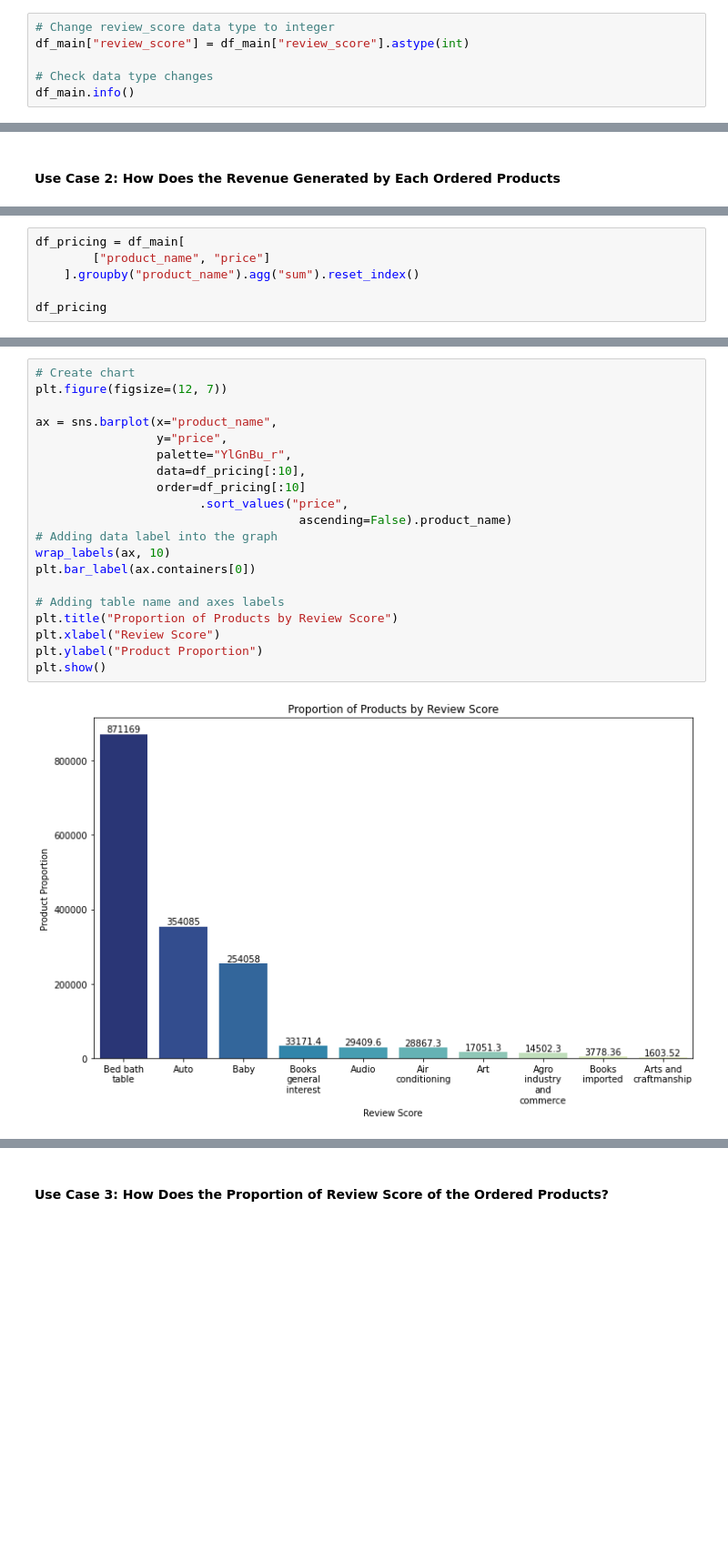
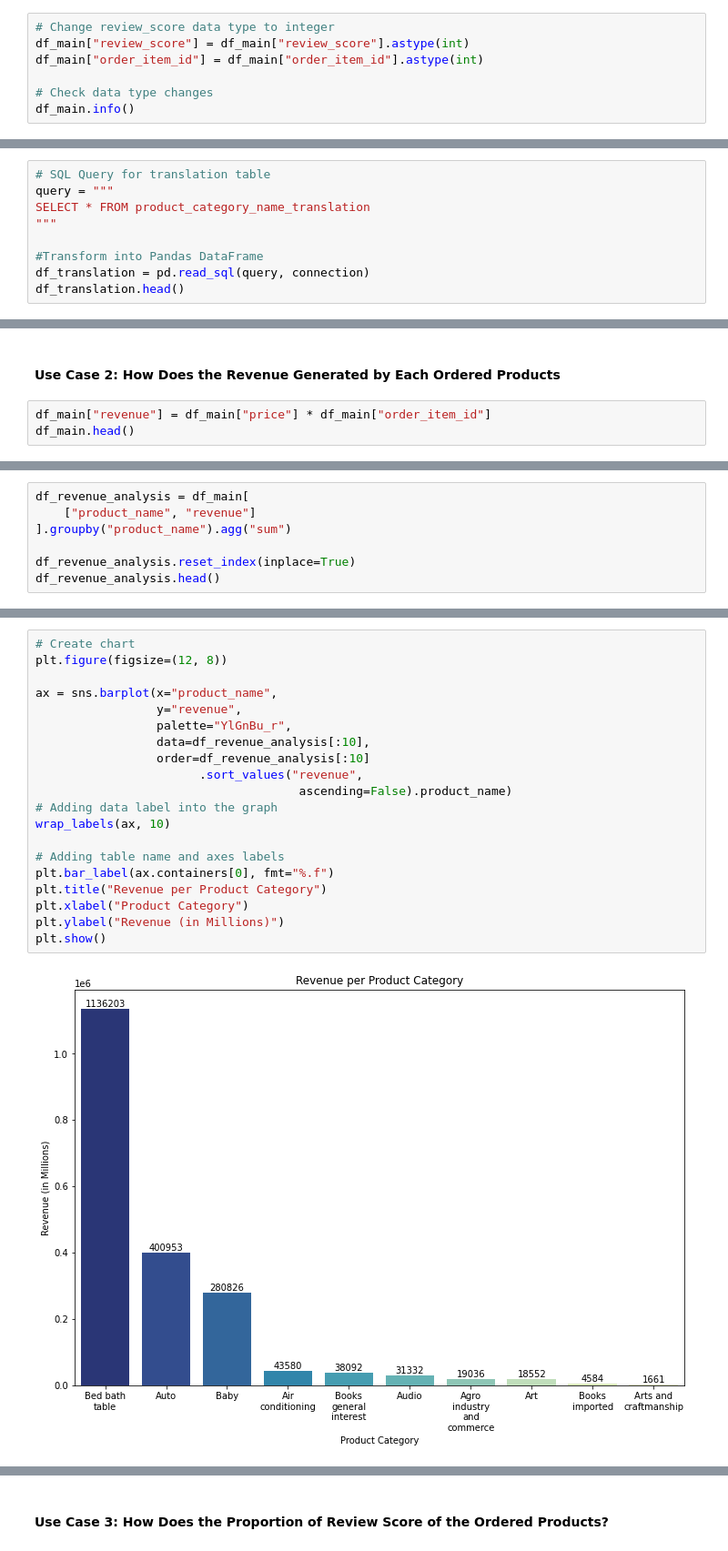
Before and after one commit to aifakhri/data-cleansing-sql-python, a Jupyter notebook: product_analysis.ipynb, the cells around one changed output, grey strips where cells are left out. Shown at 91% size. Saved outputs shown, nothing was run; the diff lists cells and outputs as text; blank space fills up the shorter version.

```diff
--- a/product_analysis.ipynb
+++ b/product_analysis.ipynb
@@ -332,6 +318,7 @@ memory usage: 4.5+ MB
 # %%
 # Change review_score data type to integer
 df_main["review_score"] = df_main["review_score"].astype(int)
+df_main["order_item_id"] = df_main["order_item_id"].astype(int)
 
 # Check data type changes
 df_main.info()
@@ -375,0 +351,9 @@ df_main.head()
+# %%
+# SQL Query for translation table
+query = """
+SELECT * FROM product_category_name_translation
+"""
+
+#Transform into Pandas DataFrame
+df_translation = pd.read_sql(query, connection)
+df_translation.head()
@@ -474,2 +477,5 @@ df_ordered_products.describe().transpose()
 # %% [markdown]
 #### **Use Case 2: How Does the Revenue Generated by Each Ordered Products**
+# %%
+df_main["revenue"] = df_main["price"] * df_main["order_item_id"]
+df_main.head()
@@ -476,7 +489,8 @@ df_ordered_products.describe().transpose()
 # %%
-df_pricing = df_main[
-        ["product_name", "price"]
-    ].groupby("product_name").agg("sum").reset_index()
+df_revenue_analysis = df_main[
+    ["product_name", "revenue"]
+].groupby("product_name").agg("sum")
 
-df_pricing
+df_revenue_analysis.reset_index(inplace=True)
+df_revenue_analysis.head()
 # %% [output]
@@ -496,22 +503,22 @@ df_pricing
 # %%
 # Create chart
-plt.figure(figsize=(12, 7))
+plt.figure(figsize=(12, 8))
 
 ax = sns.barplot(x="product_name",
-                 y="price",
+                 y="revenue",
                  palette="YlGnBu_r",
-                 data=df_pricing[:10],
-                 order=df_pricing[:10]
-                       .sort_values("price",
+                 data=df_revenue_analysis[:10],
+                 order=df_revenue_analysis[:10]
+                       .sort_values("revenue",
                                      ascending=False).product_name)
 # Adding data label into the graph
 wrap_labels(ax, 10)
-plt.bar_label(ax.containers[0])
 
 # Adding table name and axes labels
-plt.title("Proportion of Products by Review Score")
-plt.xlabel("Review Score")
-plt.ylabel("Product Proportion")
+plt.bar_label(ax.containers[0], fmt="%.f")
+plt.title("Revenue per Product Category")
+plt.xlabel("Product Category")
+plt.ylabel("Revenue (in Millions)")
 plt.show()
 # %% [output]
-[figure, old version]
+[figure, new version]
```
Also changed, not shown: parts of 36 cells of this notebook.
